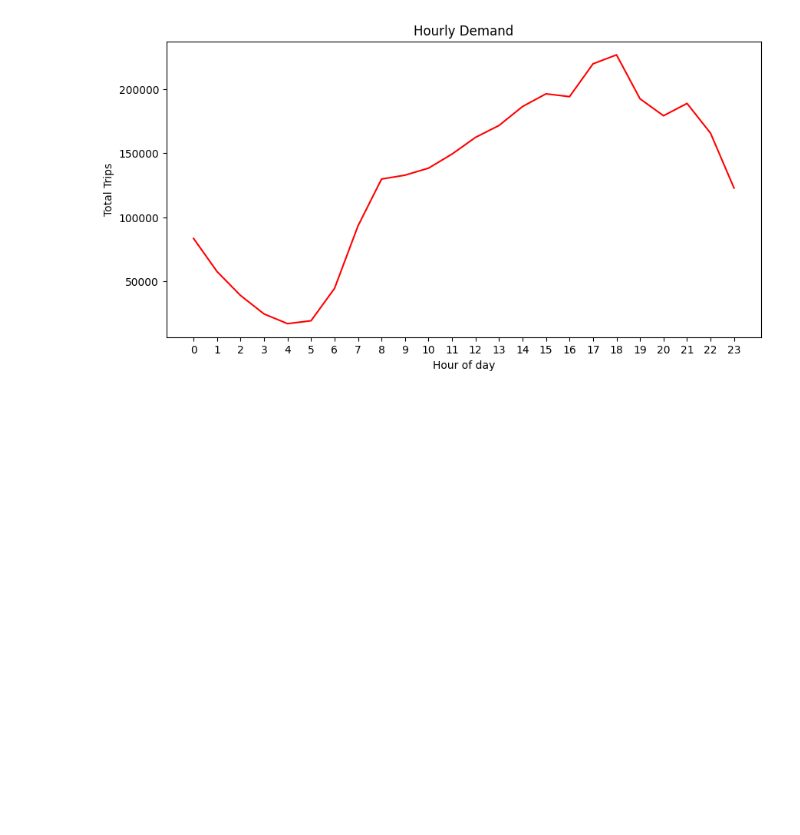
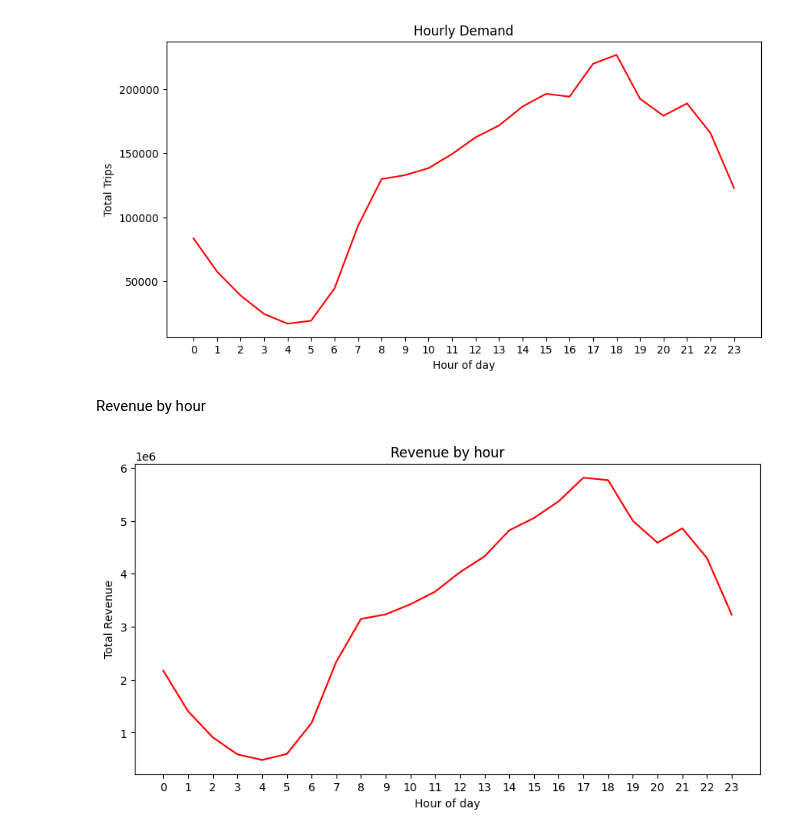
Before and after one commit to prerit0/ride-sharing-demand-intelligence, a Jupyter notebook: Notebooks/02_eda_analysis.ipynb, the cells around one changed output. Saved outputs shown, nothing was run; the diff lists cells and outputs as text; code cells hidden in the pictures; blank space fills up the shorter version.

Commit message:
revenuew by hour

```diff
--- a/Notebooks/02_eda_analysis.ipynb
+++ b/Notebooks/02_eda_analysis.ipynb
@@ -71,3 +72,15 @@ plt.xticks(range(0,24))
 plt.show()
 # %% [output]
 [figure]
+# %% [markdown]
+Revenue by hour
+# %%
+plt.figure(figsize=(10,5))
+sns.lineplot(data=hourly_df, x="pickup_hour", y="total_revenue", color="red")
+plt.title("Revenue by hour")
+plt.xlabel("Hour of day")
+plt.ylabel("Total Revenue")
+plt.xticks(range(0,24))
+plt.show()
+# %% [output]
+[figure, added]
```
Also changed, not shown: parts of 2 cells of this notebook.
